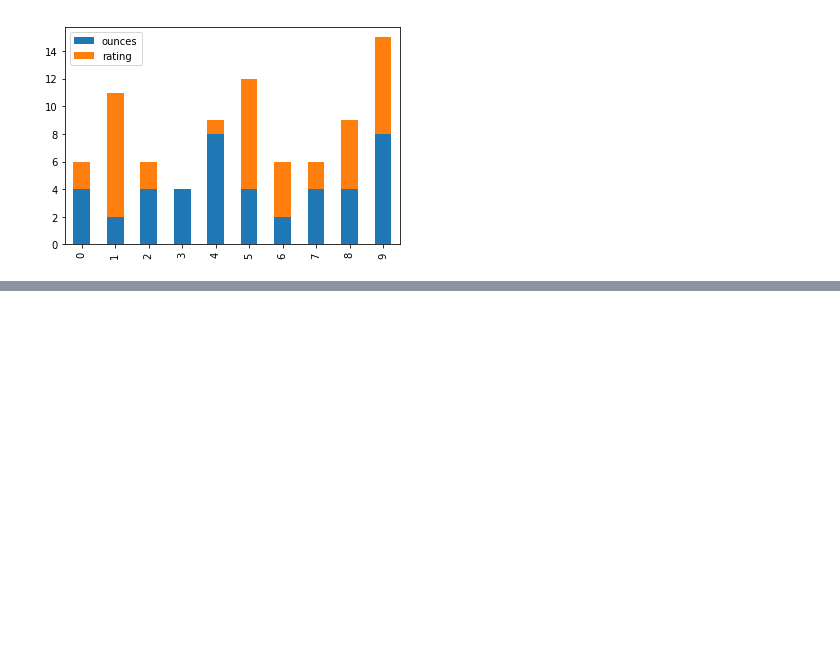
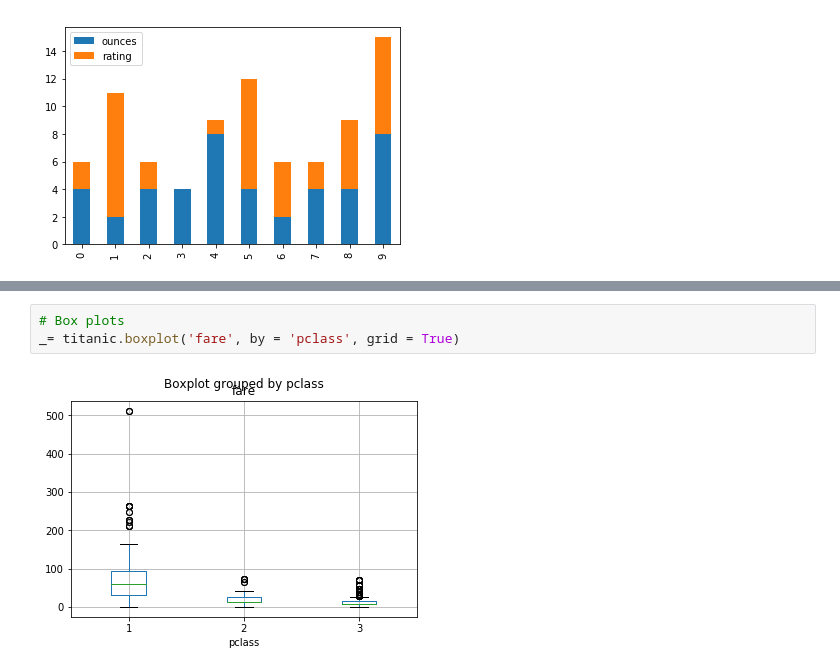
Before and after one commit to danielczz/Statistics-powered-by-Python, a Jupyter notebook: Statistics powered by Python.ipynb, the cells around one changed output, grey strips where cells are left out. Drawn from its saved outputs; the diff is of its cells as text; blank space fills up the shorter version.

```diff
--- a/Statistics powered by Python.ipynb
+++ b/Statistics powered by Python.ipynb
@@ -563,0 +592,5 @@ link: https://seaborn.pydata.org/
+# %%
+# Box plots
+_= titanic.boxplot('fare', by = 'pclass', grid = True)
+# %% [output]
+[figure, added]
```
Also changed, not shown: parts of 10 cells of this notebook, 1 other file.
